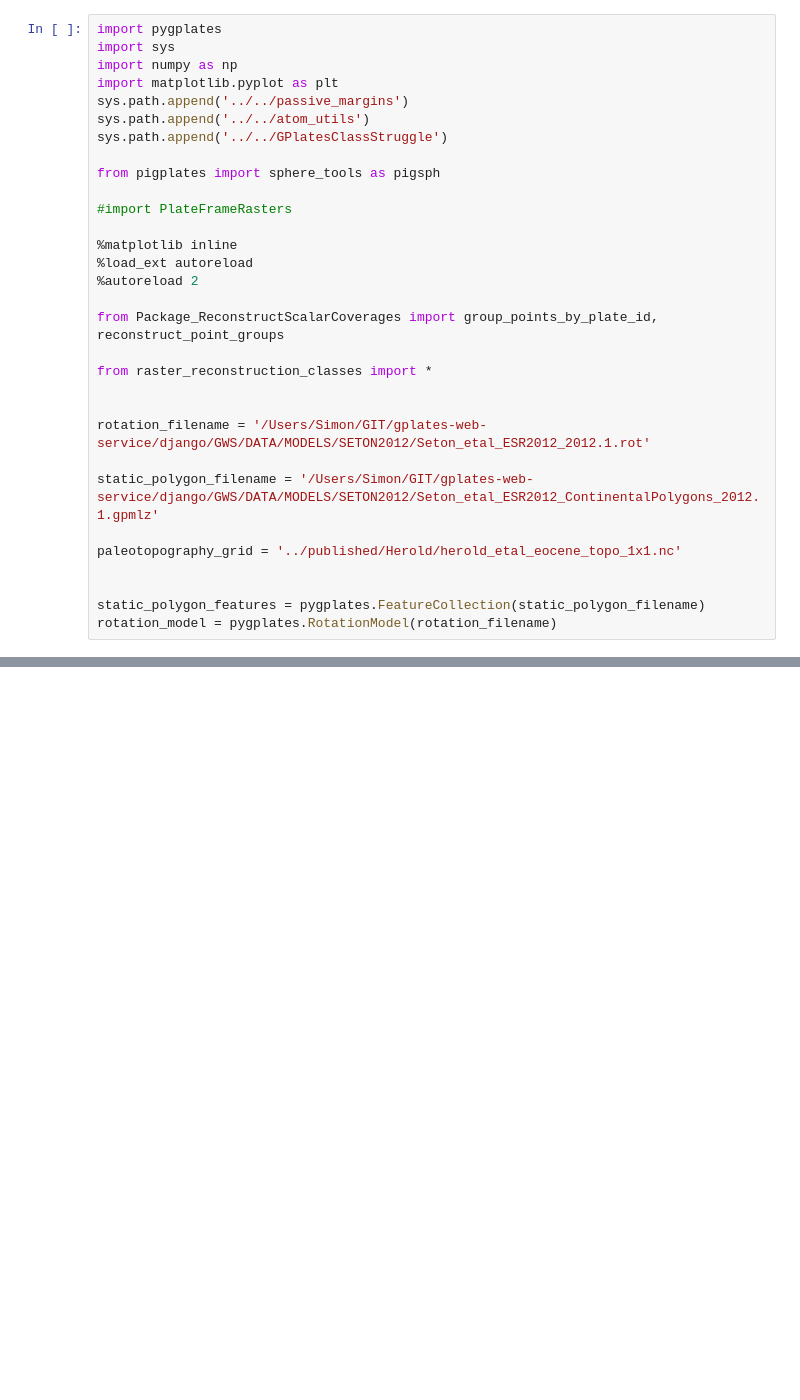
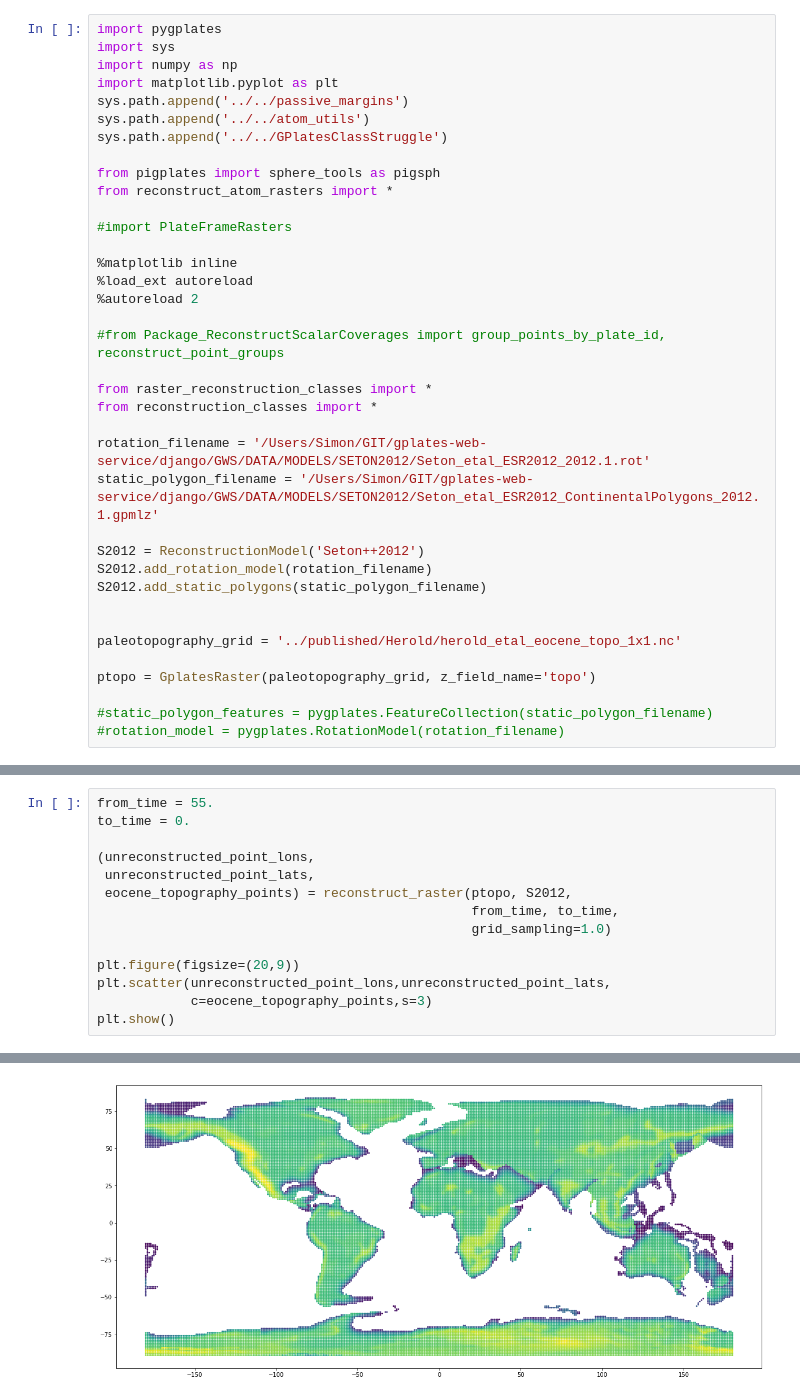
Before and after one commit to siwill22/paleotopography, a Jupyter notebook: dev/unreconstruct_paleotopography.ipynb, the cells around one changed output, grey strips where cells are left out. Drawn from its saved outputs; the diff is of its cells as text; blank space fills up the shorter version.

```diff
--- a/dev/unreconstruct_paleotopography.ipynb
+++ b/dev/unreconstruct_paleotopography.ipynb
@@ -8,6 +8,7 @@ sys.path.append('../../atom_utils')
 sys.path.append('../../GPlatesClassStruggle')
 
 from pigplates import sphere_tools as pigsph
+from reconstruct_atom_rasters import *
 
 #import PlateFrameRasters
 
@@ -15,17 +16,22 @@ from pigplates import sphere_tools as pigsph
 %load_ext autoreload
 %autoreload 2
 
-from Package_ReconstructScalarCoverages import group_points_by_plate_id, reconstruct_point_groups
+#from Package_ReconstructScalarCoverages import group_points_by_plate_id, reconstruct_point_groups
 
 from raster_reconstruction_classes import *
-
+from reconstruction_classes import *
 
 rotation_filename = '/Users/Simon/GIT/gplates-web-service/django/GWS/DATA/MODELS/SETON2012/Seton_etal_ESR2012_2012.1.rot'
+static_polygon_filename = '/Users/Simon/GIT/gplates-web-service/django/GWS/DATA/MODELS/SETON2012/Seton_etal_ESR2012_ContinentalPolygons_2012.1.gpmlz'
 
-static_polygon_filename = '/Users/Simon/GIT/gplates-web-service/django/GWS/DATA/MODELS/SETON2012/Seton_etal_ESR2012_ContinentalPolygons_2012.1.gpmlz'
+S2012 = ReconstructionModel('Seton++2012')
+S2012.add_rotation_model(rotation_filename)
+S2012.add_static_polygons(static_polygon_filename)
+
 
 paleotopography_grid = '../published/Herold/herold_etal_eocene_topo_1x1.nc'
 
+ptopo = GplatesRaster(paleotopography_grid, z_field_name='topo')
 
-static_polygon_features = pygplates.FeatureCollection(static_polygon_filename)
-rotation_model = pygplates.RotationModel(rotation_filename)
+#static_polygon_features = pygplates.FeatureCollection(static_polygon_filename)
+#rotation_model = pygplates.RotationModel(rotation_filename)
@@ -129,0 +45,15 @@ Sample present-day grid...
+# %%
+from_time = 55.
+to_time = 0.
+
+(unreconstructed_point_lons,
+ unreconstructed_point_lats,
+ eocene_topography_points) = reconstruct_raster(ptopo, S2012,
+                                                from_time, to_time,
+                                                grid_sampling=1.0)
+
+plt.figure(figsize=(20,9))
+plt.scatter(unreconstructed_point_lons,unreconstructed_point_lats,
+            c=eocene_topography_points,s=3)
+plt.show()
+# %% [output]
@@ -129,0 +65 @@ Sample present-day grid...
+[figure, added]
```
Also changed, not shown: parts of 8 cells of this notebook, 1 other file.
